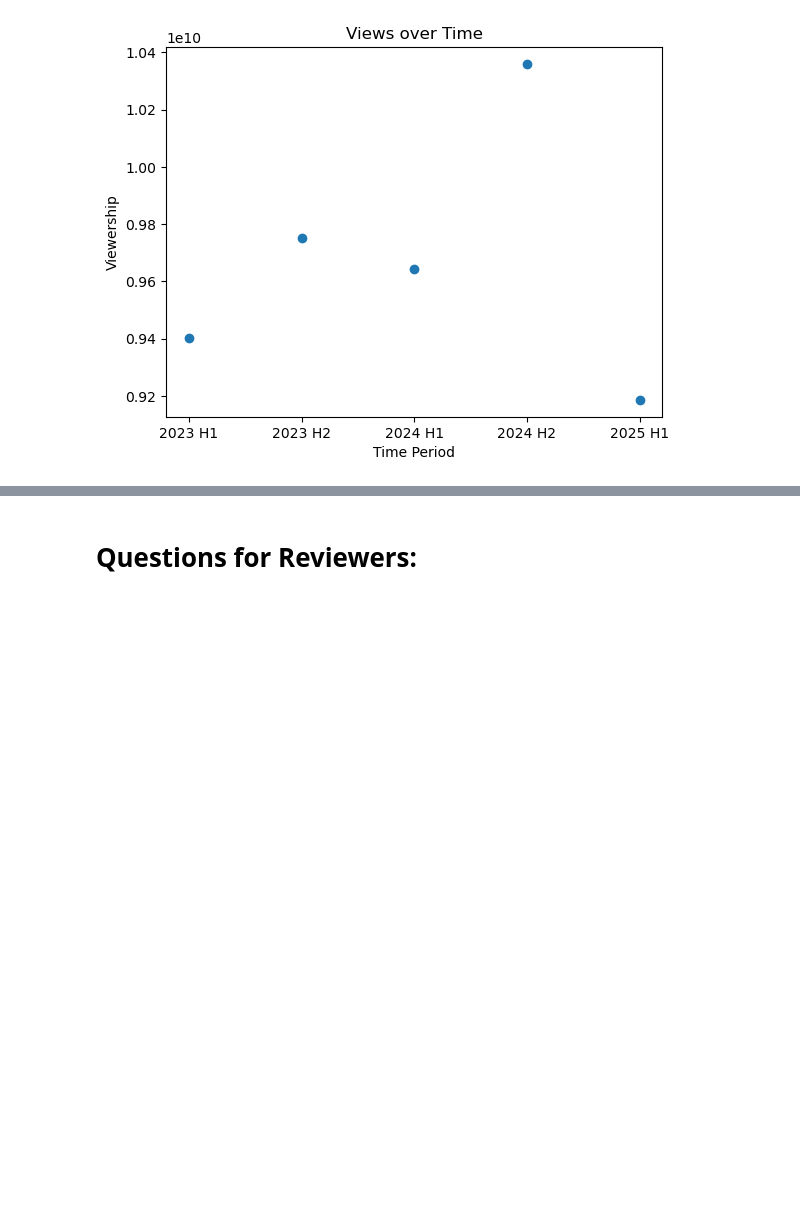
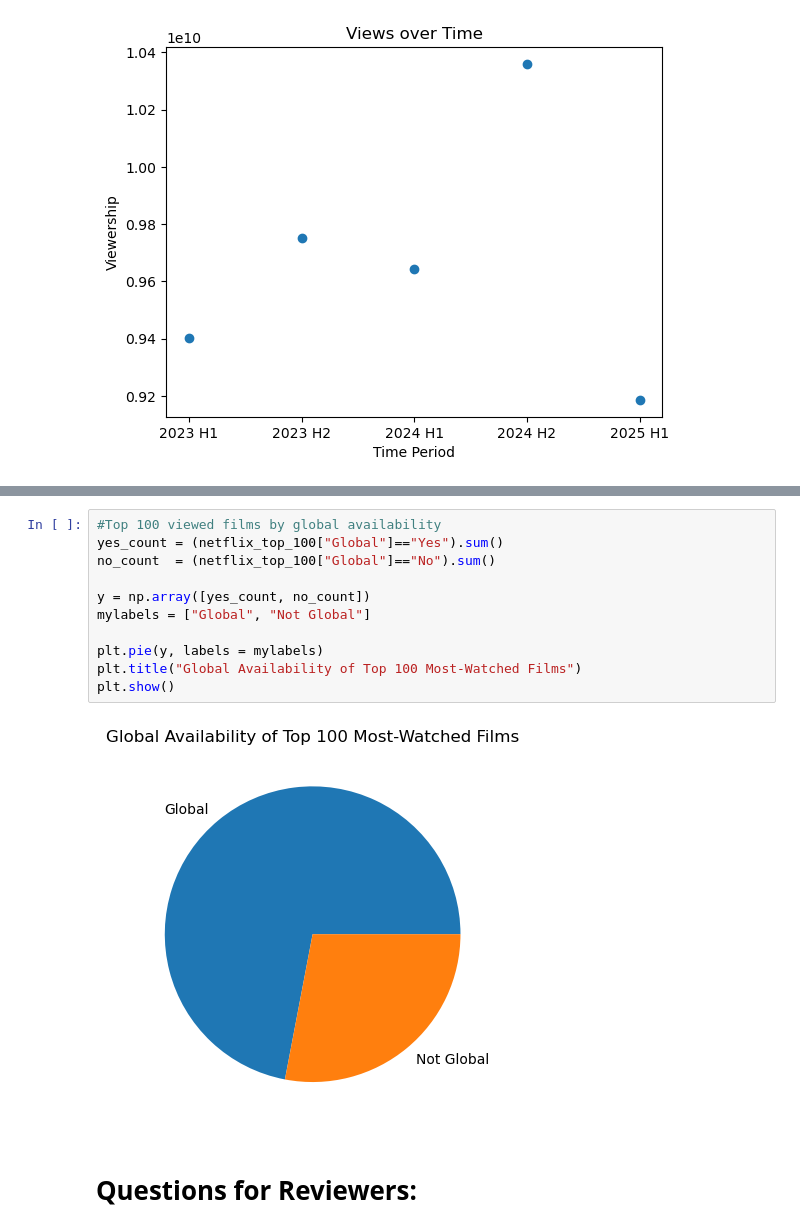
Before and after one commit to xuanlianliu/Data_Science_Project, a Jupyter notebook: NetflixShows.ipynb, the cells around one changed output, grey strips where cells are left out. Drawn from its saved outputs; the diff is of its cells as text; blank space fills up the shorter version.

```diff
--- a/NetflixShows.ipynb
+++ b/NetflixShows.ipynb
@@ -338,3 +358,16 @@ print(model.intercept_[0])
+# %%
+#Top 100 viewed films by global availability
+yes_count = (netflix_top_100["Global"]=="Yes").sum()
+no_count  = (netflix_top_100["Global"]=="No").sum()
+
+y = np.array([yes_count, no_count])
+mylabels = ["Global", "Not Global"]
+
+plt.pie(y, labels = mylabels)
+plt.title("Global Availability of Top 100 Most-Watched Films")
+plt.show()
+# %% [output]
+[figure, added]
 # %% [markdown]
 # __Questions for Reviewers:__
 # %% [markdown]
```
Also changed, not shown: parts of 8 cells of this notebook, 3 other files.
